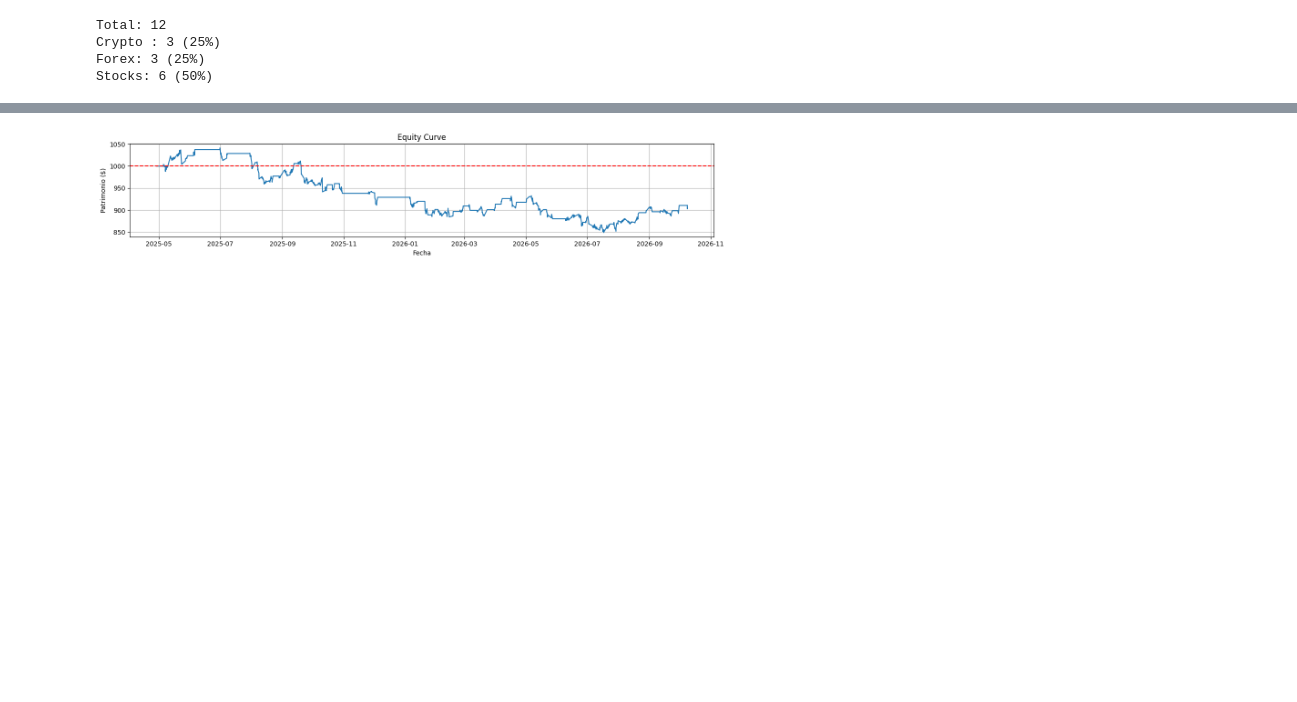
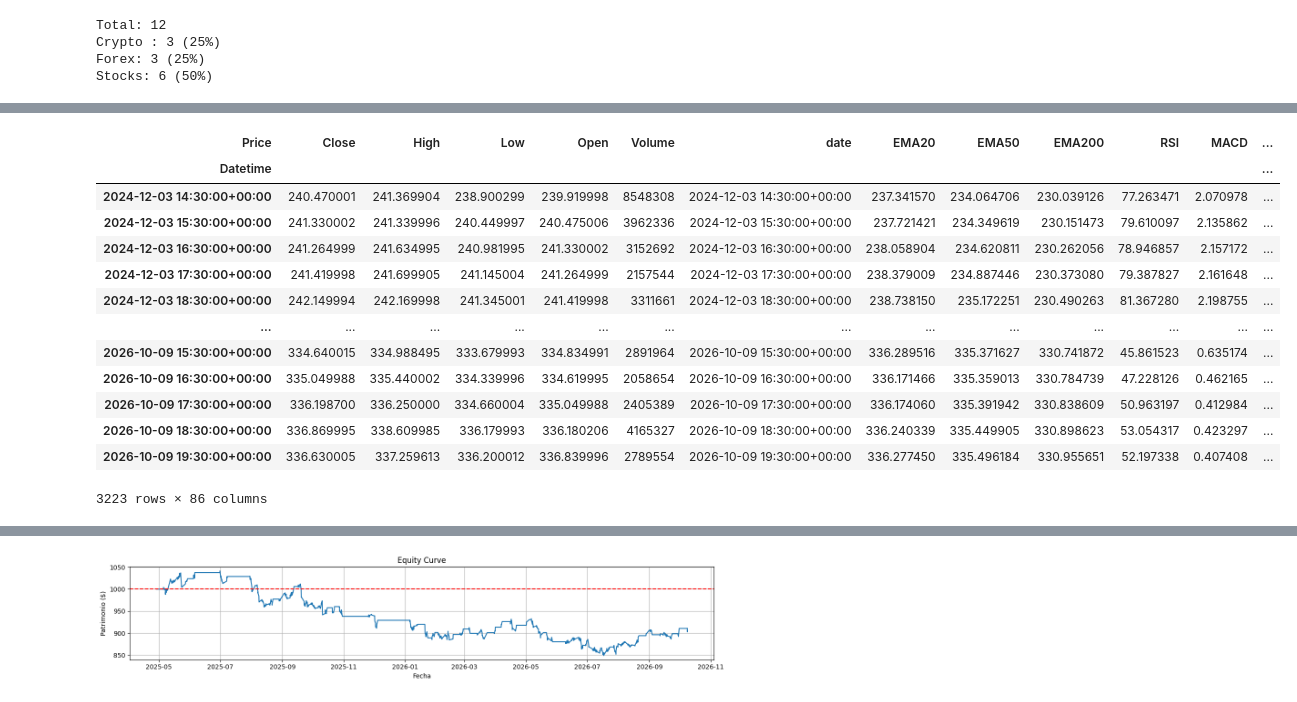
Before and after one commit to josebrx99/python, a Jupyter notebook: trading/engine/backtester.ipynb, the cells around one changed output, grey strips where cells are left out. Saved outputs shown, nothing was run; the diff lists cells and outputs as text; code cells hidden in the pictures; blank space fills up the shorter version.

```diff
--- a/trading/engine/backtester.ipynb
+++ b/trading/engine/backtester.ipynb
@@ -239,0 +250,20 @@ equity
+# %%
+# Calculate train and test
+symb = "AAPL"
+df = load_symbol(symb, "1h", 500)
+df
+# %% [output]
+| Price | Close | High | Low | Open | Volume | date | EMA20 | EMA50 | EMA200 | RSI | MACD | ... |
+| Datetime |  |  |  |  |  |  |  |  |  |  |  | ... |
+| 2024-12-03 14:30:00+00:00 | 240.470001 | 241.369904 | 238.900299 | 239.919998 | 8548308 | 2024-12-03 14:30:00+00:00 | 237.341570 | 234.064706 | 230.039126 | 77.263471 | 2.070978 | ... |
+| 2024-12-03 15:30:00+00:00 | 241.330002 | 241.339996 | 240.449997 | 240.475006 | 3962336 | 2024-12-03 15:30:00+00:00 | 237.721421 | 234.349619 | 230.151473 | 79.610097 | 2.135862 | ... |
+| 2024-12-03 16:30:00+00:00 | 241.264999 | 241.634995 | 240.981995 | 241.330002 | 3152692 | 2024-12-03 16:30:00+00:00 | 238.058904 | 234.620811 | 230.262056 | 78.946857 | 2.157172 | ... |
+| 2024-12-03 17:30:00+00:00 | 241.419998 | 241.699905 | 241.145004 | 241.264999 | 2157544 | 2024-12-03 17:30:00+00:00 | 238.379009 | 234.887446 | 230.373080 | 79.387827 | 2.161648 | ... |
+| 2024-12-03 18:30:00+00:00 | 242.149994 | 242.169998 | 241.345001 | 241.419998 | 3311661 | 2024-12-03 18:30:00+00:00 | 238.738150 | 235.172251 | 230.490263 | 81.367280 | 2.198755 | ... |
+| ... | ... | ... | ... | ... | ... | ... | ... | ... | ... | ... | ... | ... |
+| 2026-10-09 15:30:00+00:00 | 334.640015 | 334.988495 | 333.679993 | 334.834991 | 2891964 | 2026-10-09 15:30:00+00:00 | 336.289516 | 335.371627 | 330.741872 | 45.861523 | 0.635174 | ... |
+| 2026-10-09 16:30:00+00:00 | 335.049988 | 335.440002 | 334.339996 | 334.619995 | 2058654 | 2026-10-09 16:30:00+00:00 | 336.171466 | 335.359013 | 330.784739 | 47.228126 | 0.462165 | ... |
+| 2026-10-09 17:30:00+00:00 | 336.198700 | 336.250000 | 334.660004 | 335.049988 | 2405389 | 2026-10-09 17:30:00+00:00 | 336.174060 | 335.391942 | 330.838609 | 50.963197 | 0.412984 | ... |
+| 2026-10-09 18:30:00+00:00 | 336.869995 | 338.609985 | 336.179993 | 336.180206 | 4165327 | 2026-10-09 18:30:00+00:00 | 336.240339 | 335.449905 | 330.898623 | 53.054317 | 0.423297 | ... |
+| 2026-10-09 19:30:00+00:00 | 336.630005 | 337.259613 | 336.200012 | 336.839996 | 2789554 | 2026-10-09 19:30:00+00:00 | 336.277450 | 335.496184 | 330.955651 | 52.197338 | 0.407408 | ... |
+3223 rows × 86 columns
```
Also changed, not shown: parts of 16 cells of this notebook, 4 other files.
